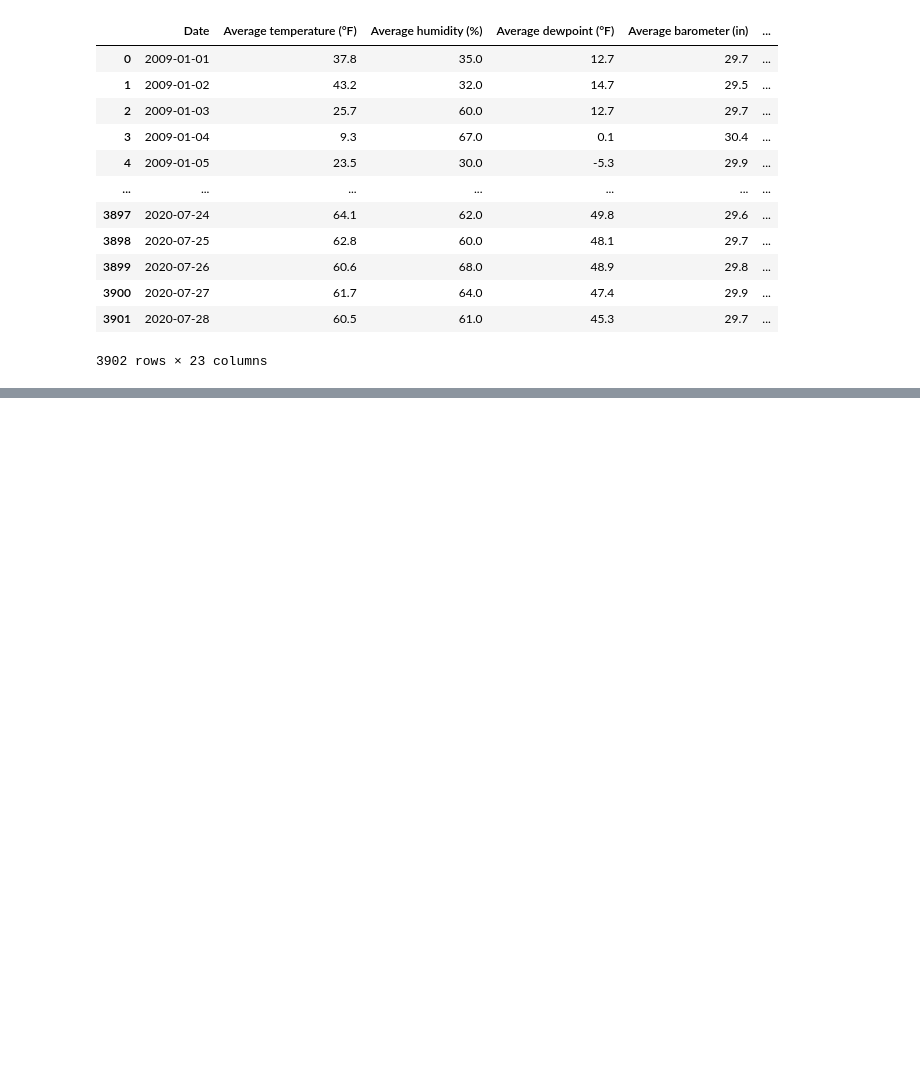
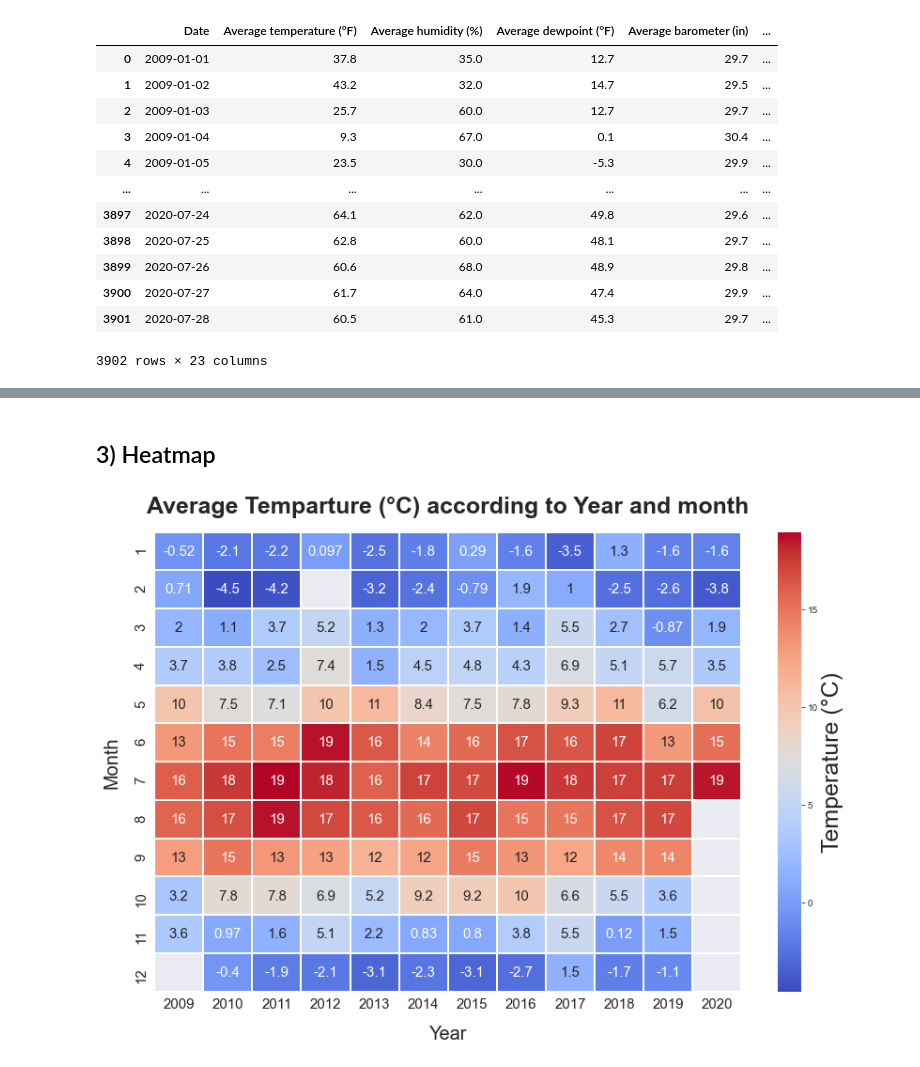
Before and after one commit to emorano916/weather_forecast, a Jupyter notebook: Notebook_Main.ipynb, the cells around one changed output, grey strips where cells are left out. Saved outputs shown, nothing was run; the diff lists cells and outputs as text; code cells hidden in the pictures; blank space fills up the shorter version.

```diff
--- a/Notebook_Main.ipynb
+++ b/Notebook_Main.ipynb
@@ -21,0 +83,32 @@ weather
+# %%
+
+# pd.to_datetime(weather)
+weather.Date = pd.to_datetime(weather.Date)
+#weather.info()
+#extract year
+weather['Year'] = weather['Date'].dt.year
+#transform avg T°F in T°C
+weather['Average_Temparature_°C'] = round((weather ['Average temperature (°F)']-32)/1.8)
+weatherPT = weather.pivot_table(index = 'Month', columns = 'Year', values = 'Average_Temparature_°C')
+# %% [markdown]
+## 3) Heatmap
+# %%
+plt.figure(figsize=(14,9))
+ax = sns.heatmap(weatherPT, cmap = 'coolwarm', linecolor = 'white', linewidth = 1, annot = True , annot_kws={"size":15})
+
+ax.figure.axes[-1].set_ylabel('Temperature (°C)', size=25)
+
+sns.set(font_scale=3)
+cmap = sns.diverging_palette(200, 20, sep=20, as_cmap=True)
+
+
+plt.xlabel('Year', labelpad=15, fontsize = 20)
+plt.ylabel('Month', labelpad=15, fontsize = 20)
+plt.xticks(fontsize = 15)
+plt.yticks(fontsize = 15)
+plt.title('Average Temparture (°C) according to Year and month' ,pad=20, fontsize = 25, weight='bold')
+#cbar.set_label(label='Gust speed (kph)', size='large', weight='bold', fontsize = 20)
+
+plt.show()
+# %% [output]
+[figure, added]
```
Also changed, not shown: parts of 8 cells of this notebook.
